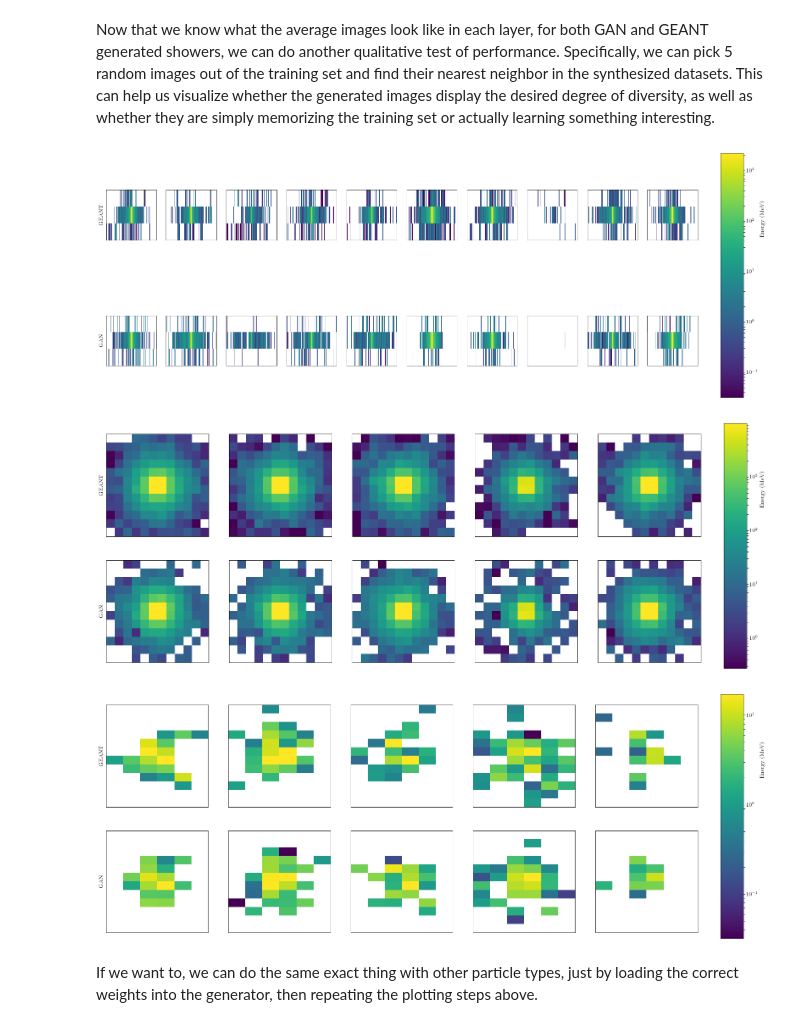
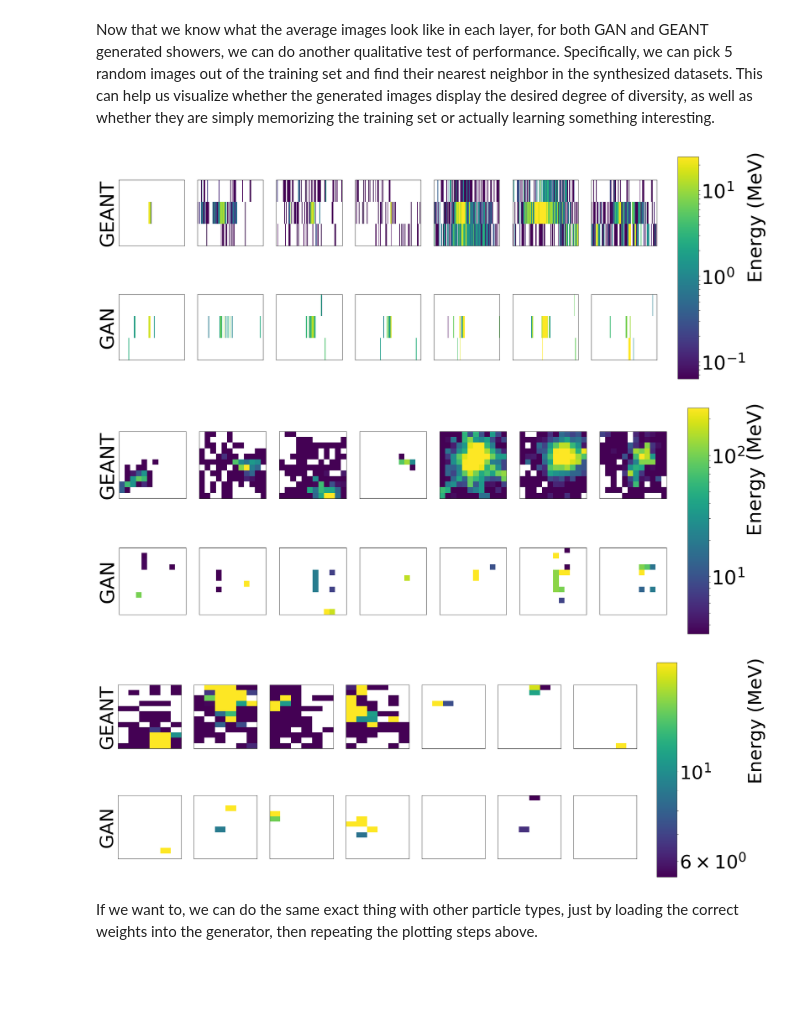
Before and after one commit to hep-lbdl/CaloGAN, a Jupyter notebook: analysis/analysis.ipynb, the cells around one changed output. Cells and saved outputs as stored; diff of their text form; code cells hidden in the pictures; blank space fills up the shorter version.

```diff
--- a/analysis/analysis.ipynb
+++ b/analysis/analysis.ipynb
@@ -247,12 +307,13 @@ images = generator.predict([noise, sampled_energy], verbose=True)
 # %%
 # we need to multiply images by 1000 to match order of magnitude of generated images to real images
 images = map(lambda x: np.squeeze(x * 1000), images)
-vmin = [gamma_0.mean(axis=0).min(), gamma_1.mean(axis=0).min(), gamma_2.mean(axis=0).min()]
-vmax = [gamma_0.mean(axis=0).max(), gamma_1.mean(axis=0).max(), gamma_2.mean(axis=0).max()]
+vmin = [eplus_0.mean(axis=0).min(), eplus_1.mean(axis=0).min(), eplus_2.mean(axis=0).min()]
+vmax = [eplus_0.mean(axis=0).max(), eplus_1.mean(axis=0).max(), eplus_2.mean(axis=0).max()]
 # %%
-gen_images_gamma = [images[0], images[1], images[2]]
+gen_images_eplus = [images[0], images[1], images[2]]
 for i in xrange(3):
-    plot_image(np.squeeze(gen_images_gamma[i]).mean(axis=0),
+    #plot_image(np.squeeze(gen_images_eplus[i][fake_hat.ravel() == 0]).mean(axis=0),
+    plot_image(np.squeeze(gen_images_eplus[i]).mean(axis=0),
                layer=i,
                vmin=vmin[i],
                vmax=vmax[i]
@@ -265,6 +326,6 @@ for i in xrange(3):
 # %%
-real_images_gamma = [gamma_0, gamma_1, gamma_2]
+real_images_eplus = [eplus_0, eplus_1, eplus_2]
 for i in xrange(3):
-    plot_image(np.squeeze(real_images_gamma[i][:70000]).mean(axis=0), layer=i)
+    plot_image(np.squeeze(real_images_eplus[i][:70000]).mean(axis=0), layer=i)
     #plt.savefig('gamma_{}_geant.pdf'.format(i), transparent=True)
 # %% [output]
@@ -274,7 +335,7 @@ for i in xrange(3):
 # %% [markdown]
 Now that we know what the average images look like in each layer, for both GAN and GEANT generated showers, we can do another qualitative test of performance. Specifically, we can pick 5 random images out of the training set and find their nearest neighbor in the synthesized datasets. This can help us visualize whether the generated images display the desired degree of diversity, as well as whether they are simply memorizing the training set or actually learning something interesting.
 # %%
-def plot_nn(layer, gen_images=gen_images_gamma, real_images=real_images_gamma, vmin=vmin, vmax=vmax, sizes=sizes, nparticles=5):
+def plot_nn(layer, gen_images=gen_images_eplus, real_images=real_images_eplus, vmin=vmin, vmax=vmax, sizes=sizes, nparticles=5):
     '''
     vmin and vmax are the arrays defined above based on GEANT image ranges
     sizes is also defined above
@@ -307,17 +368,17 @@ def plot_nn(layer, gen_images=gen_images_gamma, real_images=real_images_gamma, v
     cb.set_label(r'Energy (MeV)', y=0.73)
     #plt.savefig('nn{}.pdf'.format(layer), pad_inches=2, transparent=True, bbox_inches='tight')
 # %%
-plot_nn(layer=0, nparticles=10)
+plot_nn(layer=0, nparticles=7)
 # %% [output]
-[figure, old version]
+[figure, new version]
 # %%
-plot_nn(layer=1)
+plot_nn(layer=1, nparticles=7)
 # %% [output]
-[figure, old version]
+[figure, new version]
 # %%
-plot_nn(layer=2)
+plot_nn(layer=2, nparticles=7)
 # %% [output]
-[figure, old version]
+[figure, new version]
 # %% [markdown]
 If we want to, we can do the same exact thing with other particle types, just by loading the correct weights into the generator, then repeating the plotting steps above.
 # %%
```
Also changed, not shown: parts of 40 cells of this notebook, 1 other file.
